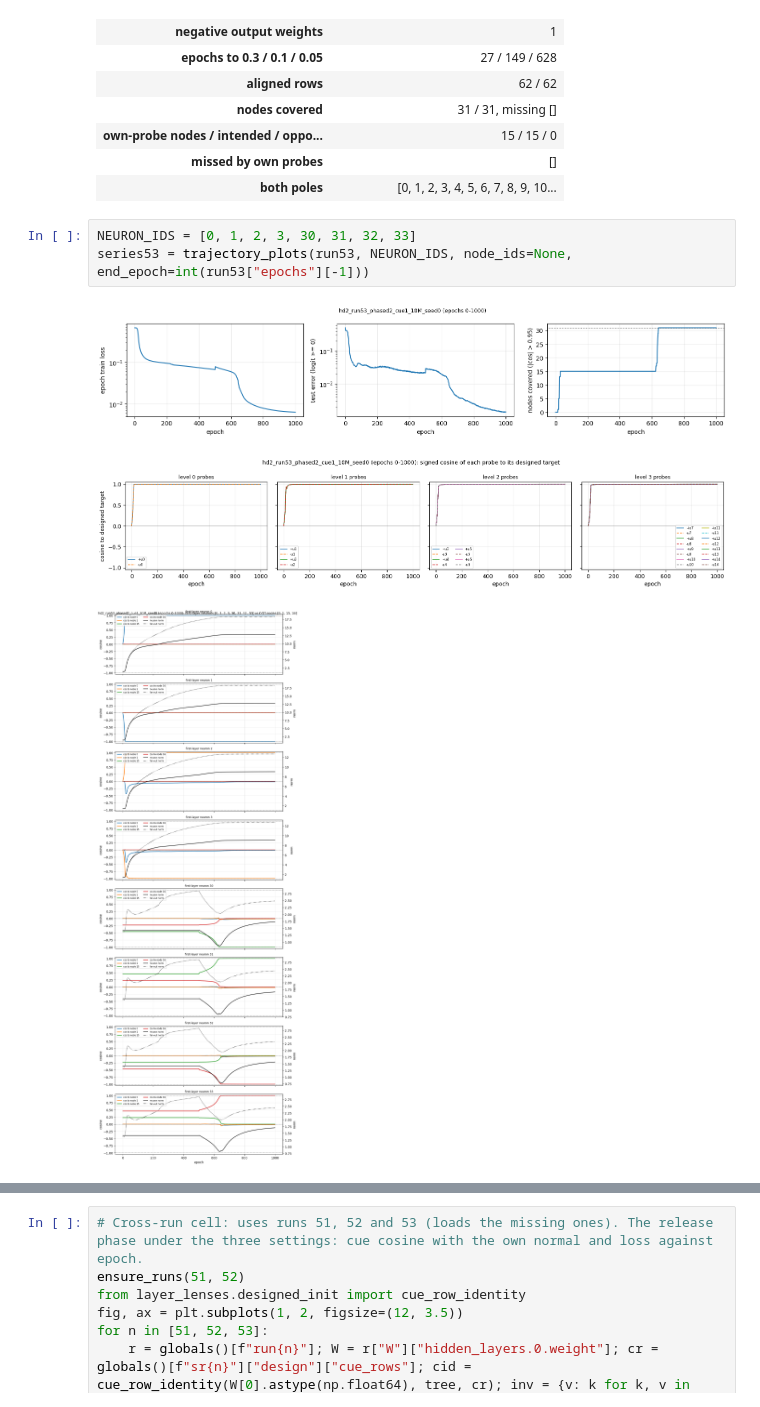
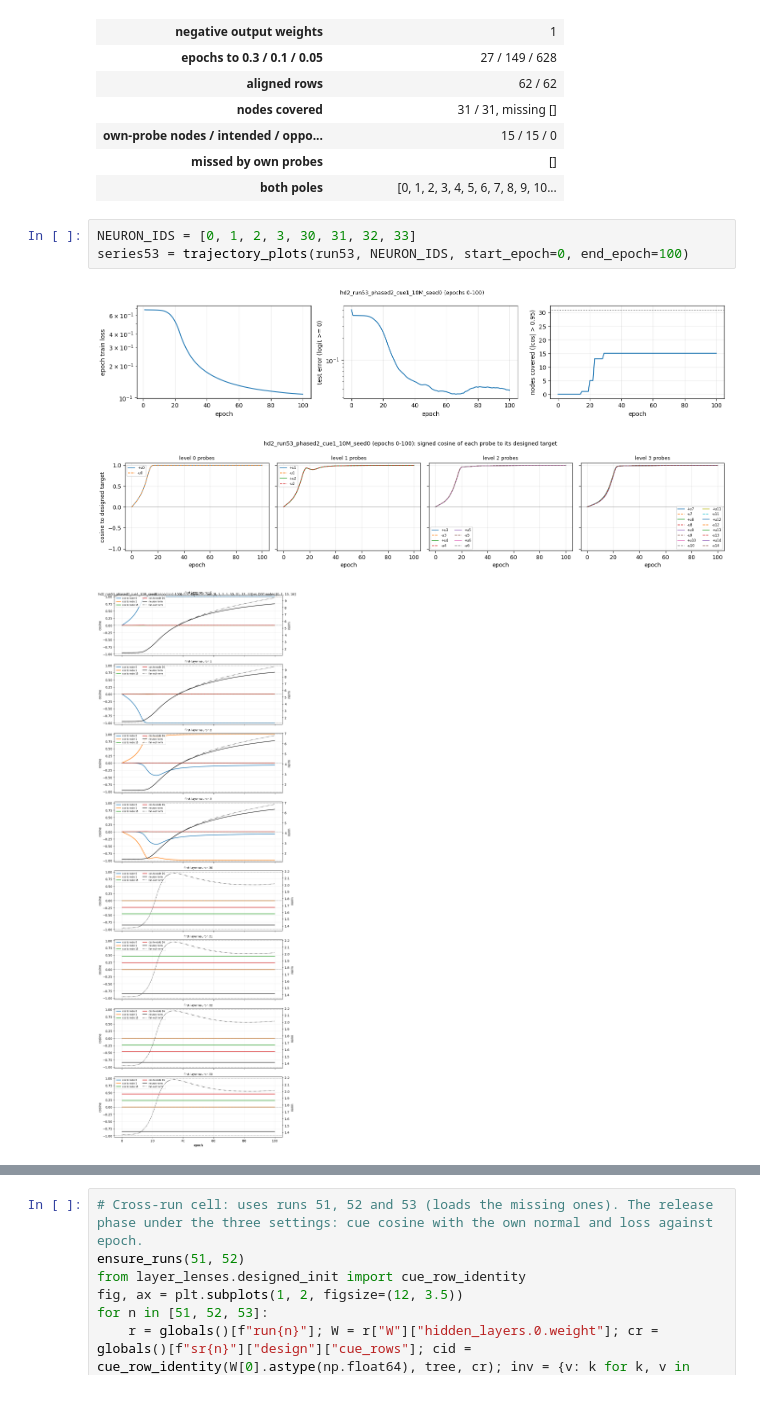
Before and after one commit to HarishGP/layer-lenses, a Jupyter notebook: notebooks/hierarchy_design_runs_2.ipynb, the cells around one changed output, grey strips where cells are left out. Drawn from its saved outputs; the diff is of its cells as text.

```diff
--- a/notebooks/hierarchy_design_runs_2.ipynb
+++ b/notebooks/hierarchy_design_runs_2.ipynb
@@ -425,9 +426,9 @@ summary53 = findings_table(run53)
 | both poles | [0, 1, 2, 3, 4, 5, 6, 7, 8, 9, 10... |
 # %%
 NEURON_IDS = [0, 1, 2, 3, 30, 31, 32, 33]
-series53 = trajectory_plots(run53, NEURON_IDS, node_ids=None, end_epoch=int(run53["epochs"][-1]))
+series53 = trajectory_plots(run53, NEURON_IDS, start_epoch=0, end_epoch=100)
 # %% [output]
-[figure, old version]
+[figure, new version]
-[figure, old version]
+[figure, new version]
-[figure, old version]
+[figure, new version]
 # %%
```
Also changed, not shown: parts of 7 cells of this notebook, 10 other files.
